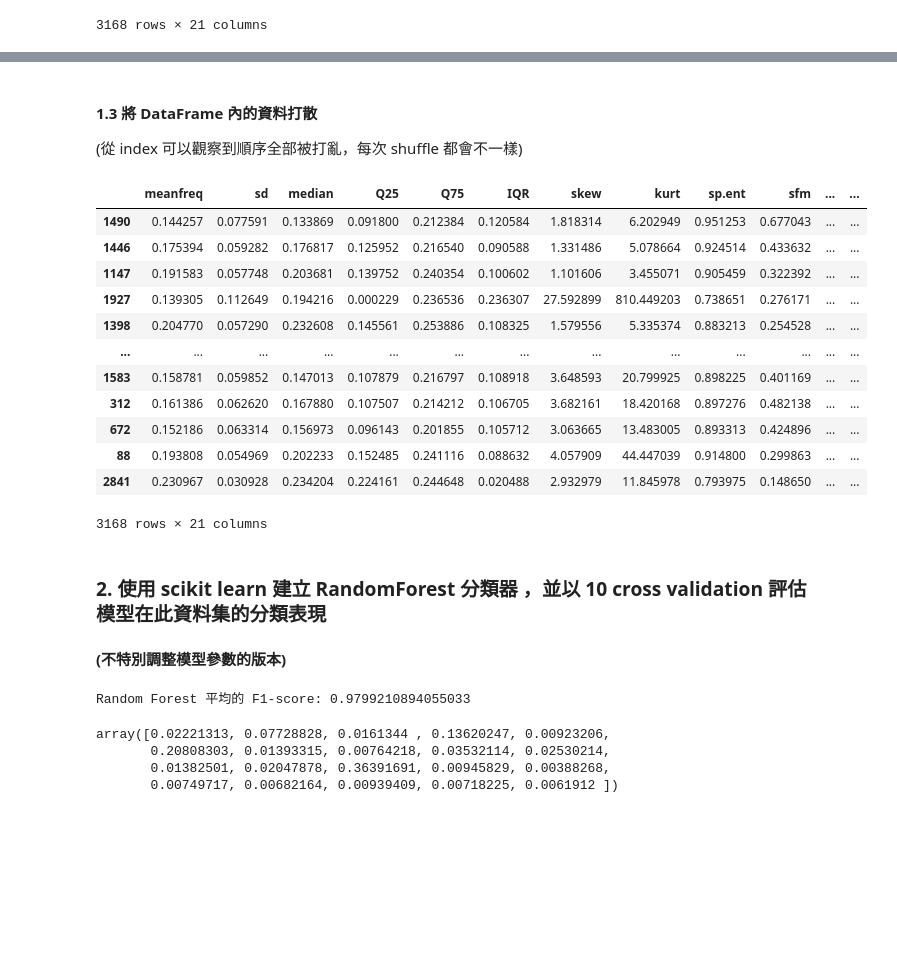
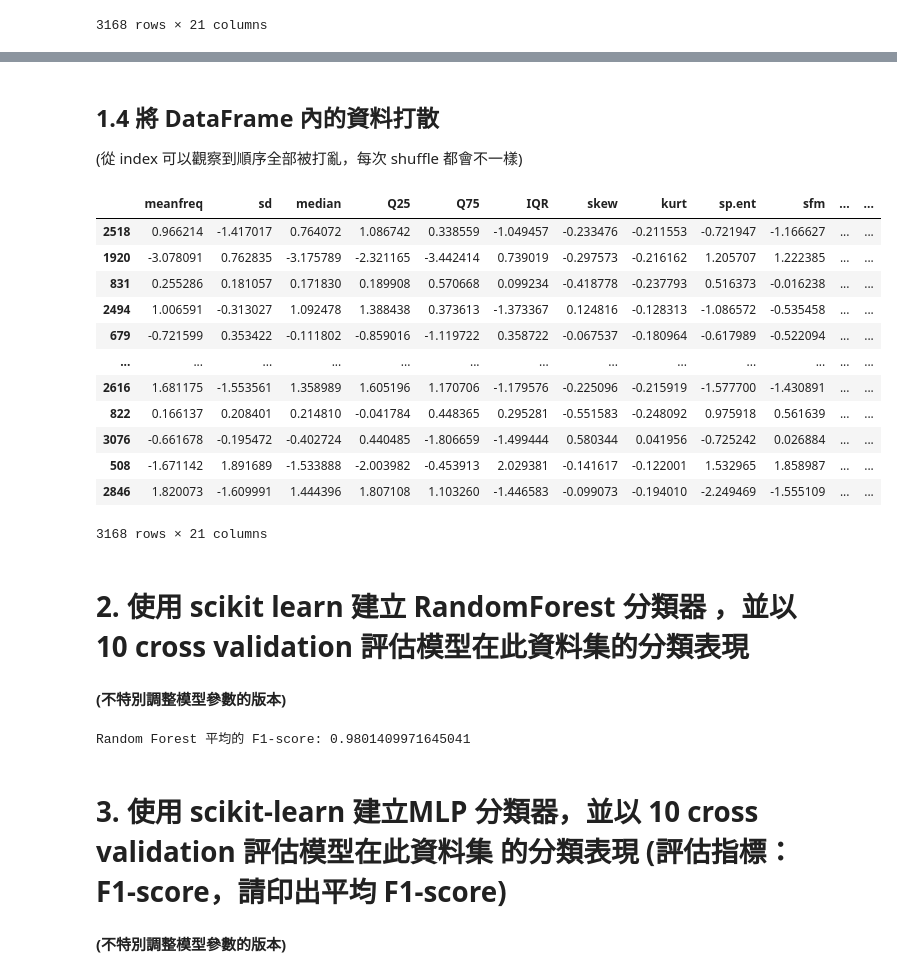
Before and after one commit to QI-XIANG/NCU-E-commerce-Technology, a Jupyter notebook: 電商技術HW7/ECT_HW7_108403523.ipynb, the cells around one changed output, grey strips where cells are left out. Drawn from its saved outputs; the diff is of its cells as text; code cells hidden in the pictures; blank space fills up the shorter version.

```diff
--- a/電商技術HW7/ECT_HW7_108403523.ipynb
+++ b/電商技術HW7/ECT_HW7_108403523.ipynb
@@ -44,0 +50,13 @@ memory usage: 519.9+ KB
+# %%
+from sklearn.preprocessing import StandardScaler
+
+#資料標準化
+scaler = StandardScaler().fit(df.drop('label',axis=1))
+#label不做標準化
+X_scaled = scaler.transform(df.drop('label',axis=1))
+#重新轉回 DataFrame
+X_scaled = pd.DataFrame(X_scaled,columns=df.columns[:20])
+#串接回 label 欄位
+X_scaled = pd.concat([X_scaled,pd.DataFrame(df['label'])],axis=1)
+#顯示目前的 DataFrame
+X_scaled
@@ -45,27 +77,29 @@ memory usage: 519.9+ KB
 # %% [markdown]
-#### 1.3 將 DataFrame 內的資料打散
+## 1.4 將 DataFrame 內的資料打散
 
 (從 index 可以觀察到順序全部被打亂，每次 shuffle 都會不一樣)
 # %%
 from sklearn.utils import shuffle
-df_shuffle = shuffle(df)
+#打散資料
+df_shuffle = shuffle(X_scaled)
+#顯示打散的資料
 df_shuffle
 # %% [output]
 |  | meanfreq | sd | median | Q25 | Q75 | IQR | skew | kurt | sp.ent | sfm | ... | ... |
-| 1490 | 0.144257 | 0.077591 | 0.133869 | 0.091800 | 0.212384 | 0.120584 | 1.818314 | 6.202949 | 0.951253 | 0.677043 | ... | ... |
-| 1446 | 0.175394 | 0.059282 | 0.176817 | 0.125952 | 0.216540 | 0.090588 | 1.331486 | 5.078664 | 0.924514 | 0.433632 | ... | ... |
-| 1147 | 0.191583 | 0.057748 | 0.203681 | 0.139752 | 0.240354 | 0.100602 | 1.101606 | 3.455071 | 0.905459 | 0.322392 | ... | ... |
-| 1927 | 0.139305 | 0.112649 | 0.194216 | 0.000229 | 0.236536 | 0.236307 | 27.592899 | 810.449203 | 0.738651 | 0.276171 | ... | ... |
-| 1398 | 0.204770 | 0.057290 | 0.232608 | 0.145561 | 0.253886 | 0.108325 | 1.579556 | 5.335374 | 0.883213 | 0.254528 | ... | ... |
+| 2518 | 0.966214 | -1.417017 | 0.764072 | 1.086742 | 0.338559 | -1.049457 | -0.233476 | -0.211553 | -0.721947 | -1.166627 | ... | ... |
+| 1920 | -3.078091 | 0.762835 | -3.175789 | -2.321165 | -3.442414 | 0.739019 | -0.297573 | -0.216162 | 1.205707 | 1.222385 | ... | ... |
+| 831 | 0.255286 | 0.181057 | 0.171830 | 0.189908 | 0.570668 | 0.099234 | -0.418778 | -0.237793 | 0.516373 | -0.016238 | ... | ... |
+| 2494 | 1.006591 | -0.313027 | 1.092478 | 1.388438 | 0.373613 | -1.373367 | 0.124816 | -0.128313 | -1.086572 | -0.535458 | ... | ... |
+| 679 | -0.721599 | 0.353422 | -0.111802 | -0.859016 | -1.119722 | 0.358722 | -0.067537 | -0.180964 | -0.617989 | -0.522094 | ... | ... |
 | ... | ... | ... | ... | ... | ... | ... | ... | ... | ... | ... | ... | ... |
-| 1583 | 0.158781 | 0.059852 | 0.147013 | 0.107879 | 0.216797 | 0.108918 | 3.648593 | 20.799925 | 0.898225 | 0.401169 | ... | ... |
-| 312 | 0.161386 | 0.062620 | 0.167880 | 0.107507 | 0.214212 | 0.106705 | 3.682161 | 18.420168 | 0.897276 | 0.482138 | ... | ... |
-| 672 | 0.152186 | 0.063314 | 0.156973 | 0.096143 | 0.201855 | 0.105712 | 3.063665 | 13.483005 | 0.893313 | 0.424896 | ... | ... |
-| 88 | 0.193808 | 0.054969 | 0.202233 | 0.152485 | 0.241116 | 0.088632 | 4.057909 | 44.447039 | 0.914800 | 0.299863 | ... | ... |
-| 2841 | 0.230967 | 0.030928 | 0.234204 | 0.224161 | 0.244648 | 0.020488 | 2.932979 | 11.845978 | 0.793975 | 0.148650 | ... | ... |
+| 2616 | 1.681175 | -1.553561 | 1.358989 | 1.605196 | 1.170706 | -1.179576 | -0.225096 | -0.215919 | -1.577700 | -1.430891 | ... | ... |
+| 822 | 0.166137 | 0.208401 | 0.214810 | -0.041784 | 0.448365 | 0.295281 | -0.551583 | -0.248092 | 0.975918 | 0.561639 | ... | ... |
+| 3076 | -0.661678 | -0.195472 | -0.402724 | 0.440485 | -1.806659 | -1.499444 | 0.580344 | 0.041956 | -0.725242 | 0.026884 | ... | ... |
+| 508 | -1.671142 | 1.891689 | -1.533888 | -2.003982 | -0.453913 | 2.029381 | -0.141617 | -0.122001 | 1.532965 | 1.858987 | ... | ... |
+| 2846 | 1.820073 | -1.609991 | 1.444396 | 1.807108 | 1.103260 | -1.446583 | -0.099073 | -0.194010 | -2.249469 | -1.555109 | ... | ... |
 3168 rows × 21 columns
 # %% [markdown]
-### 2. 使用 scikit learn 建立 RandomForest 分類器 ，並以 10 cross validation 評估模型在此資料集的分類表現
+# 2. 使用 scikit learn 建立 RandomForest 分類器 ，並以 10 cross validation 評估模型在此資料集的分類表現
 # %% [markdown]
 **(不特別調整模型參數的版本)**
 # %%
@@ -75,7 +109,9 @@ from sklearn.model_selection import cross_val_score
 from sklearn.metrics import f1_score
 from sklearn.metrics import make_scorer
 
+#data
 X = df_shuffle.drop(['label'], axis=1)
+#target
 y = df_shuffle['label']
 
 #定義交叉驗證方法
@@ -85,16 +121,16 @@ cv = KFold(n_splits=10,shuffle=True)
 f1_scorer = make_scorer(f1_score, pos_label="female")
 
 # 建立 RandomForest 分類器
-clf = RandomForestClassifier(random_state=0)
+clf1 = RandomForestClassifier(random_state=0)
 
 #使用 k-fold 交叉驗證評估
-scores1 = cross_val_score(clf, X, y, scoring=f1_scorer,cv=cv)
+scores1 = cross_val_score(clf1, X, y, scoring=f1_scorer,cv=cv)
 
 #印出平均的 f1 score
 print("Random Forest 平均的 F1-score: "+str(scores1.mean()))
 # %% [output]
-Random Forest 平均的 F1-score: 0.9799210894055033
+Random Forest 平均的 F1-score: 0.9801409971645041
-array([0.02221313, 0.07728828, 0.0161344 , 0.13620247, 0.00923206,
-       0.20808303, 0.01393315, 0.00764218, 0.03532114, 0.02530214,
-       0.01382501, 0.02047878, 0.36391691, 0.00945829, 0.00388268,
-       0.00749717, 0.00682164, 0.00939409, 0.00718225, 0.0061912 ])
+# %% [markdown]
+# 3. 使用 scikit-learn 建立MLP 分類器，並以 10 cross validation 評估模型在此資料集 的分類表現 (評估指標：F1-score，請印出平均 F1-score)
+# %% [markdown]
+**(不特別調整模型參數的版本)**
```
Also changed, not shown: parts of 23 cells of this notebook.
